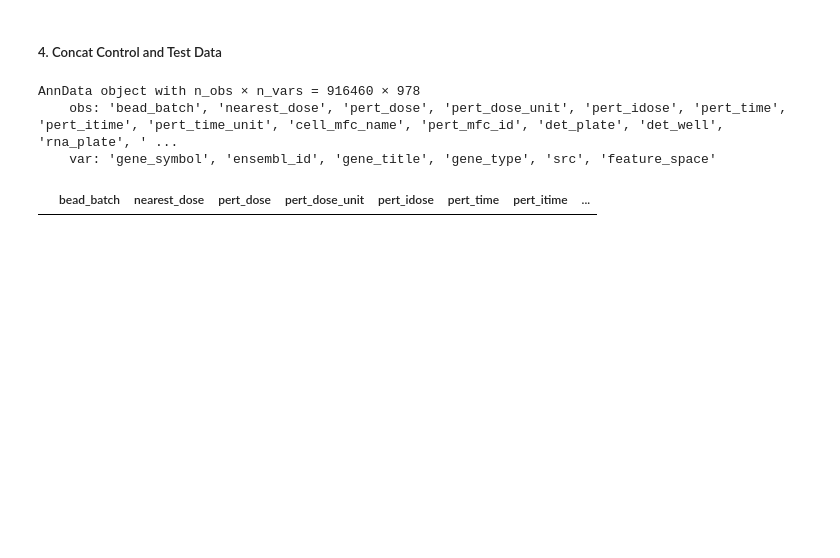
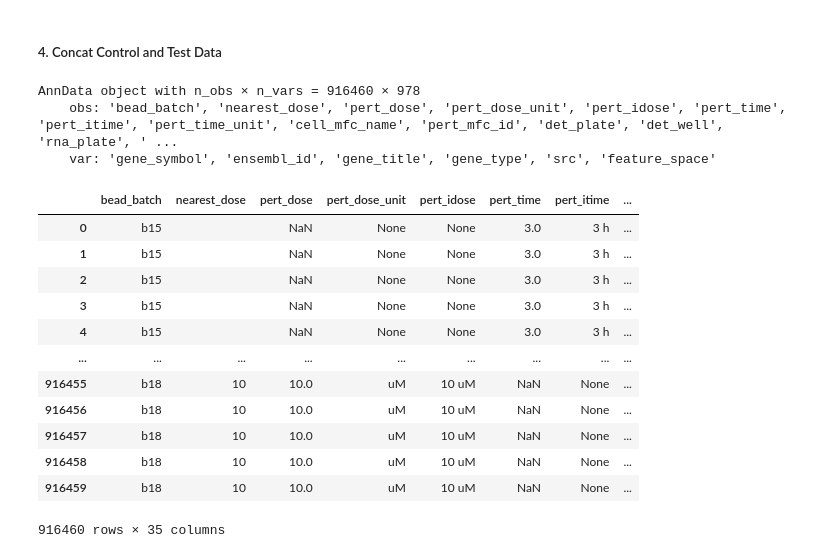
Before and after one commit to animichellegalstyan/prnet_eval, a Jupyter notebook: data_preprocessing/preprocessing_notebook.ipynb, the cells around one changed output. Saved outputs shown, nothing was run; the diff lists cells and outputs as text; code cells hidden in the pictures; blank space fills up the shorter version.

```diff
--- a/data_preprocessing/preprocessing_notebook.ipynb
+++ b/data_preprocessing/preprocessing_notebook.ipynb
@@ -120,5 +129,5 @@ print(f"{nrows_before2 - nrows_after2} SMILES were not able to be parsed by RDKi
 # %%
-
+# Additional columns
 inst_info_merged['Drug'] = inst_info_merged['pert_id'].astype(str)
 inst_info_merged['cov_drug_name'] = inst_info_merged['cell_iname'].astype(str)+ '_' + inst_info_merged['Drug'].astype(str)
 inst_info_merged['cov_drug_dose_name'] = inst_info_merged['cell_iname'].astype(str)+ '_' + inst_info_merged['Drug'].astype(str)+ '_' + inst_info_merged['pert_dose'].astype(str)
@@ -126,4 +135,6 @@ inst_info_merged['cov_drug_dose_name'] = inst_info_merged['cell_iname'].astype(s
 # change attribute name where cell name is stored to "cell_type"
 inst_info_merged.rename(columns={"cell_iname": "cell_type"}, inplace=True)
 
-inst_info_merged
+# add control column for easier access
+control = ["ctl_x", "ctl_vehicle", "ctl_untrt", "ctl_vector"]
+inst_info_merged['control'] = inst_info_merged['pert_type'].isin(control).astype(int)
@@ -187,7 +184,7 @@ for cell_type in inst_info_merged.cell_type.unique().tolist():
     matching_controls = inst_info_merged[(inst_info_merged.pert_type.isin(control)) & (inst_info_merged.cell_type == cell_type)]
 
     if len(matching_controls) > 0:
-        control_idx = matching_controls.index.values[0] # PRnet always maps it to first matching control
+        control_idx = matching_controls['sample_id'].values[0] # PRnet always maps it to first matching control. Instead of index I use sample ID to ensure robustness (index will get changed later to create anndata!)
     else:
         control_idx = None
         print(f"Warning: No control found for cell type: {cell_type}")
@@ -413,11 +408,19 @@ lincs_adata
 AnnData object with n_obs × n_vars = 916460 × 978
     obs: 'bead_batch', 'nearest_dose', 'pert_dose', 'pert_dose_unit', 'pert_idose', 'pert_time', 'pert_itime', 'pert_time_unit', 'cell_mfc_name', 'pert_mfc_id', 'det_plate', 'det_well', 'rna_plate', ' ...
     var: 'gene_symbol', 'ensembl_id', 'gene_title', 'gene_type', 'src', 'feature_space'
-# %%
-# Check for undefined smiles in the compound data - unusable for training if they exist
-
-undefined_smiles_df = lincs_adata.obs[lincs_adata.obs['canonical_smiles'].isna()]
-undefined_smiles_trt_cp = undefined_smiles_df[undefined_smiles_df['pert_type'] == 'trt_cp']
-undefined_smiles_trt_cp
-# %% [output]
-|  | bead_batch | nearest_dose | pert_dose | pert_dose_unit | pert_idose | pert_time | pert_itime | ... |
+# %%
+lincs_adata.obs
+# %% [output]
+|  | bead_batch | nearest_dose | pert_dose | pert_dose_unit | pert_idose | pert_time | pert_itime | ... |
+| 0 | b15 |  | NaN | None | None | 3.0 | 3 h | ... |
+| 1 | b15 |  | NaN | None | None | 3.0 | 3 h | ... |
+| 2 | b15 |  | NaN | None | None | 3.0 | 3 h | ... |
+| 3 | b15 |  | NaN | None | None | 3.0 | 3 h | ... |
+| 4 | b15 |  | NaN | None | None | 3.0 | 3 h | ... |
+| ... | ... | ... | ... | ... | ... | ... | ... | ... |
+| 916455 | b18 | 10 | 10.0 | uM | 10 uM | NaN | None | ... |
+| 916456 | b18 | 10 | 10.0 | uM | 10 uM | NaN | None | ... |
+| 916457 | b18 | 10 | 10.0 | uM | 10 uM | NaN | None | ... |
+| 916458 | b18 | 10 | 10.0 | uM | 10 uM | NaN | None | ... |
+| 916459 | b18 | 10 | 10.0 | uM | 10 uM | NaN | None | ... |
+916460 rows × 35 columns
```
Also changed, not shown: parts of 13 cells of this notebook, 1 other file.
